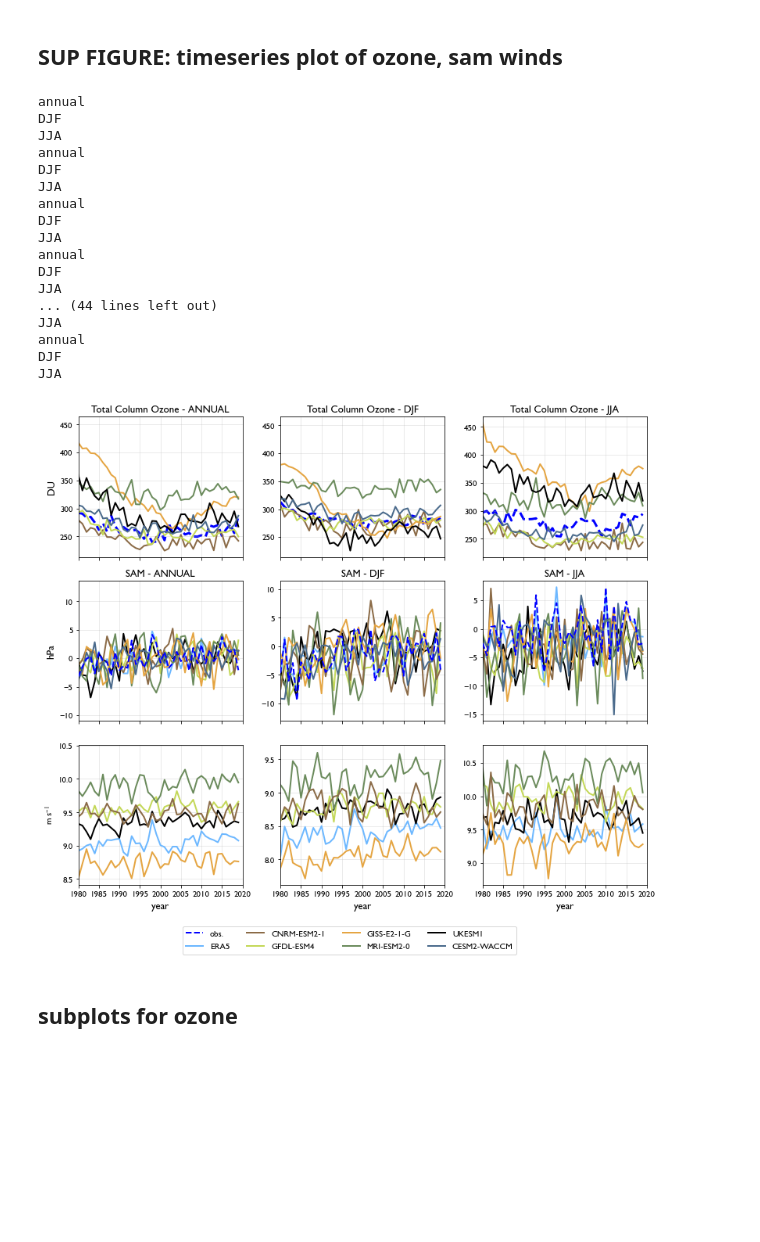
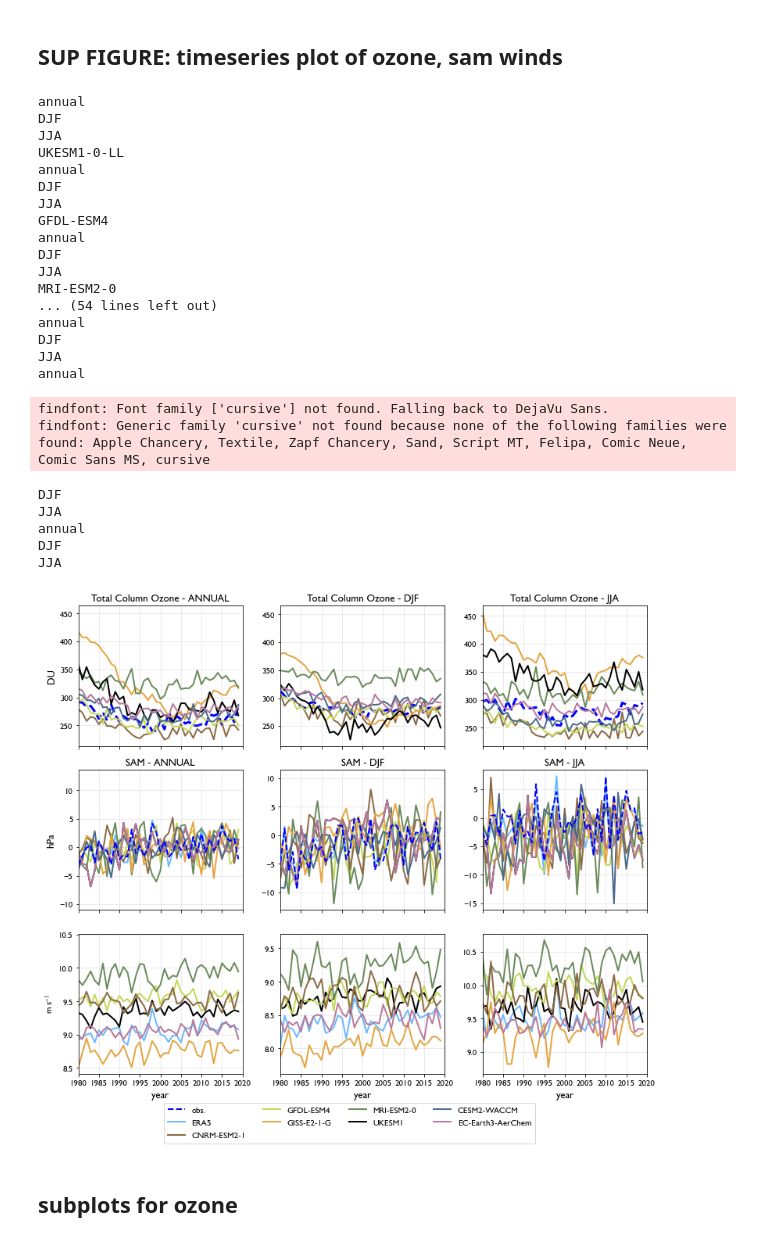
Before and after one commit to tjarnikova/windEval, a Jupyter notebook: plottingCode/F6_CMIP.ipynb, the cells around one changed output. Drawn from its saved outputs; the diff is of its cells as text; code cells hidden in the pictures; blank space fills up the shorter version.

```diff
--- a/plottingCode/F6_CMIP.ipynb
+++ b/plottingCode/F6_CMIP.ipynb
@@ -73,10 +116,10 @@ gill_font_esmall = font_manager.FontProperties(fname=gill_sans_path, size=9)
 # %% [markdown]
 ## CMAP viz
 # %%
-krkonose_6 = ['#E5A542', '#C4D858', '#6B8B5C', '#4B6B8C', '#7A9BAC', '#8B6B47']
 
 tcmap =  ['#E5A542', '#C4D858', '#6B8B5C', '#4B6B8C', '#7A9BAC', '#8B6B47']
-tcmap = krkonose_6
+tcmap = krkonose_6 #prachovjezero_6
+#tcmap = kostelec_6
 
 
 
@@ -87,7 +130,8 @@ products = {
     'GFDL-ESM4': {'name': 'GFDL-ESM4', 'color': tcmap[1], 'marker': 's'},
     'MRI-ESM2-0': {'name': 'MRI-ESM2-0', 'color': tcmap[2], 'marker': 's'},
     'CNRM-ESM2-1': {'name': 'CNRM-ESM2-1', 'color': tcmap[5], 'marker': 's'},
-    'CESM2-WACCM': {'name': 'CESM2-WACCM', 'color': tcmap[3], 'marker': 's'}
+    'CESM2-WACCM': {'name': 'CESM2-WACCM', 'color': tcmap[3], 'marker': 's'},
+    'EC-Earth3-AerChem': {'name': 'EC-Earth3-AerChem', 'color': '#B87A9C', 'marker': 's'},
 }
 
 # Create figure
@@ -129,6 +173,7 @@ if ex:
         "CESM2-WACCM", "CNRM-ESM2-1", "GFDL-ESM4",
         "GISS-E2-1-G", "MRI-ESM2-0", "UKESM1-0-LL"
     ]
+    models = ['EC-Earth3-AerChem']
     for i, mod in enumerate(models):
         # Load all files for this model
         file_pattern = f'{tdir}/{mod}/historical/TCO_{mod}_*_90-70S_mean_TCO.nc'
@@ -164,3 +211,21 @@ if ex:
+# %%
+ex = False
+if ex:
+    import xarray as xr
+    import glob
+
+    idir = '/gpfs/data/greenocean2/software/products/windsFromComponents/CMIP/output/EC-Earth3-AerChem/'  # adjust if files are elsewhere
+    odir = '/gpfs/home/mep22dku/scratch/windEval/CMIP6/data/'
+
+    files = sorted(glob.glob(f'{idir}wspdas_EC-Earth3-AerChem_*_40-60S_mean_wspd.nc'))
+
+    # Filter to 1980-2019
+    files = [f for f in files if any(str(yr) in f for yr in range(1980, 2020))]
+    print(f'Found {len(files)} files')
+
+    ds = xr.open_mfdataset(files, combine='by_coords')
+    ds.to_netcdf(f'{odir}wspdas_EC-Earth3-AerChem_1980-2019_40-60S_mean_wspd.nc')
+    print(f'Saved {odir}wspdas_EC-Earth3-AerChem_1980-2019_40-60S_mean_wspd.nc')
 # %% [markdown]
 ### helper fxn
 # %%
@@ -185,7 +250,13 @@ def load_era5_data():
 
 def load_model_data(model, scenario):
     """Load model data and return (data, time_coord_name)"""
-    w = xr.open_dataset(f'./data/{model}_{scenario}_1950-2099_40-60S_mean_wspd.nc')
+    print(model)
+
+    if model == 'EC-Earth3-AerChem':
+        w = xr.open_dataset('./data/wspdas_EC-Earth3-AerChem_1980-2019_40-60S_mean_wspd.nc')
+    else:
+        w = xr.open_dataset(f'./data/{model}_{scenario}_1950-2099_40-60S_mean_wspd.nc')
+
     return w.wspdas, 'time'
 
 def resample_by_season(data, time_coord, season):
@@ -354,9 +429,9 @@ wind_tdir = '/gpfs/data/greenocean2/software/products/windsFromComponents/dailyS
 ozone_tdir = '/gpfs/home/mep22dku/scratch/windEval/CMIP6/data/'
 sam_tdir = '/gpfs/data/greenocean2/software/products/windsFromComponents/CMIP/psl/SAM-1980-2019/'
 
-wind_models = ['UKESM1-0-LL', 'GFDL-ESM4', 'MRI-ESM2-0', 'CNRM-ESM2-1', 'GISS-E2-1-G']
-ozone_models = ["CNRM-ESM2-1", "GFDL-ESM4", "GISS-E2-1-G", "MRI-ESM2-0", "UKESM1-0-LL",'CESM2-WACCM']
-sam_models = ['obs', 'ERA5', 'UKESM1-0-LL', 'GFDL-ESM4', 'MRI-ESM2-0', 'CNRM-ESM2-1', 'GISS-E2-1-G', 'CESM2-WACCM']
+wind_models = ['UKESM1-0-LL', 'GFDL-ESM4', 'MRI-ESM2-0', 'CNRM-ESM2-1', 'GISS-E2-1-G', 'EC-Earth3-AerChem']
+ozone_models = ["CNRM-ESM2-1", "GFDL-ESM4", "GISS-E2-1-G", "MRI-ESM2-0", "UKESM1-0-LL",'CESM2-WACCM','EC-Earth3-AerChem']
+sam_models = ['obs', 'ERA5', 'UKESM1-0-LL', 'GFDL-ESM4', 'MRI-ESM2-0', 'CNRM-ESM2-1', 'GISS-E2-1-G', 'CESM2-WACCM','EC-Earth3-AerChem']
 
 # ============================================================================
 # Load satellite ozone data (Antarctic TCO)
@@ -627,44 +702,51 @@ handles = []
 labels = []
 
 # Observations (anything with -- linestyle)
 handles.append(plt.Line2D([0], [0], color='blue', linestyle='--', linewidth=2))
 labels.append('obs.')
 
 # ERA5
 handles.append(plt.Line2D([0], [0], color=products['ERA5']['color'], linewidth=2))
 labels.append('ERA5')
 
 # All unique models (combine ozone_models and wind_models, remove duplicates)
 all_models = list(dict.fromkeys(ozone_models + wind_models))
 for model in all_models:
     color = products[model]['color']
     handles.append(plt.Line2D([0], [0], color=color, linewidth=2))
     labels.append(products[model]['name'])
 
 fig.legend(handles, labels, loc='lower center', ncol=4, fontsize=11,
           bbox_to_anchor=(0.5, -0.02), frameon=True)
 
 plt.tight_layout(rect=[0, 0.05, 1, 1])
 
 
 plt.savefig('./plts-gill/sam-wind-tco-TS.jpg', dpi=150, bbox_inches='tight')
 plt.show()
 # %% [output]
+annual
+DJF
+JJA
+UKESM1-0-LL
+annual
+DJF
+JJA
+GFDL-ESM4
+annual
+DJF
+JJA
+MRI-ESM2-0
+... (54 lines left out)
 annual
 DJF
 JJA
 annual
-DJF
-JJA
-annual
-DJF
-JJA
-annual
-DJF
-JJA
-... (44 lines left out)
-JJA
-annual
-DJF
-JJA
+findfont: Font family ['cursive'] not found. Falling back to DejaVu Sans.
+findfont: Generic family 'cursive' not found because none of the following families were found: Apple Chancery, Textile, Zapf Chancery, Sand, Script MT, Felipa, Comic Neue, Comic Sans MS, cursive
+DJF
+JJA
+annual
+DJF
+JJA
-[figure, old version]
+[figure, new version]
```
Also changed, not shown: parts of 21 cells of this notebook.
